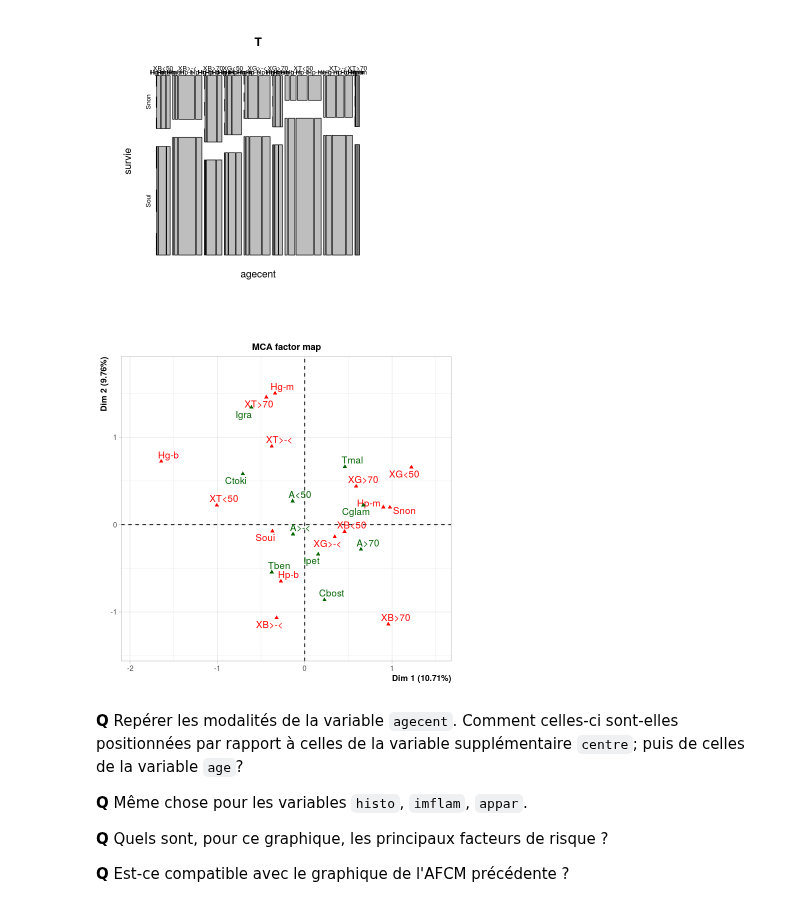
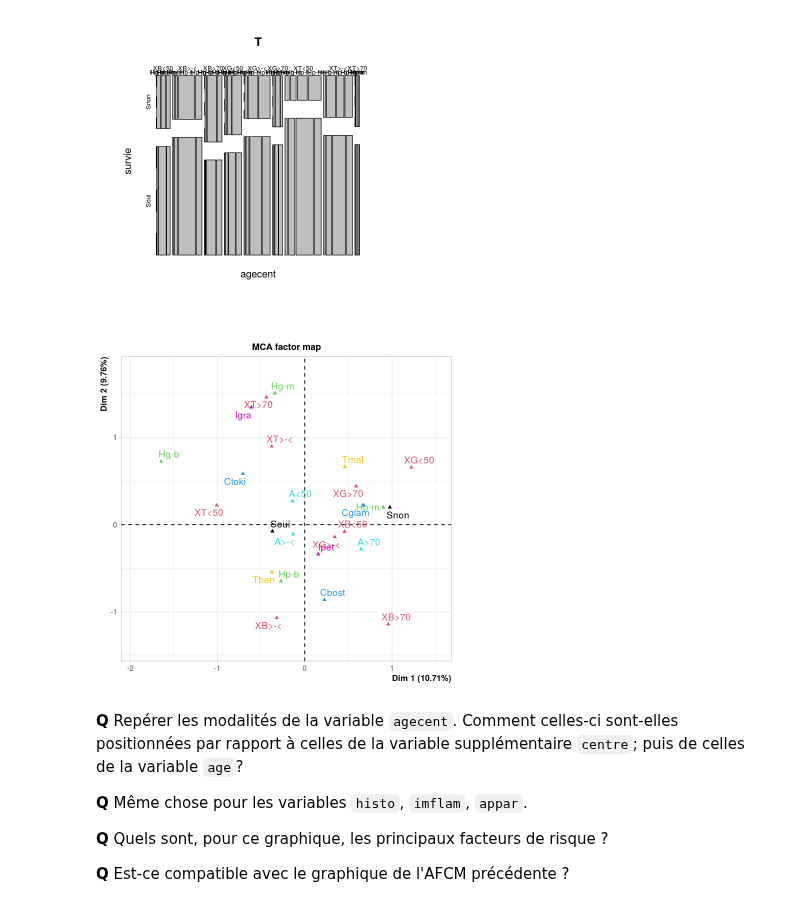
Before and after one commit to wikistat/Exploration, a Jupyter notebook: TutosRudim/Cal4-R-AFCtoAFCM.ipynb, the cells around one changed output. Drawn from its saved outputs; the diff is of its cells as text; code cells hidden in the pictures.

```diff
--- a/TutosRudim/Cal4-R-AFCtoAFCM.ipynb
+++ b/TutosRudim/Cal4-R-AFCtoAFCM.ipynb
@@ -301,9 +305,9 @@ mosaicplot(T)
 # %%
 afcm <- MCA(diagnos[, 2:8], quali.sup = c(1, 2, 4, 5), row.w = freq, graph = F)
 options(repr.plot.width = 6, repr.plot.height = 6)
-plot(afcm, invisible = "ind")
+plot(afcm, invisible = "ind", habillage = "quali")
 # %% [output]
-[figure, old version]
+[figure, new version]
 # %% [markdown]
 **Q** Repérer les modalités de la variable `agecent`. Comment celles-ci sont-elles positionnées par rapport à celles de la variable supplémentaire `centre`; puis de celles de la variable `age`?
 
```
Also changed, not shown: parts of 11 cells of this notebook.
